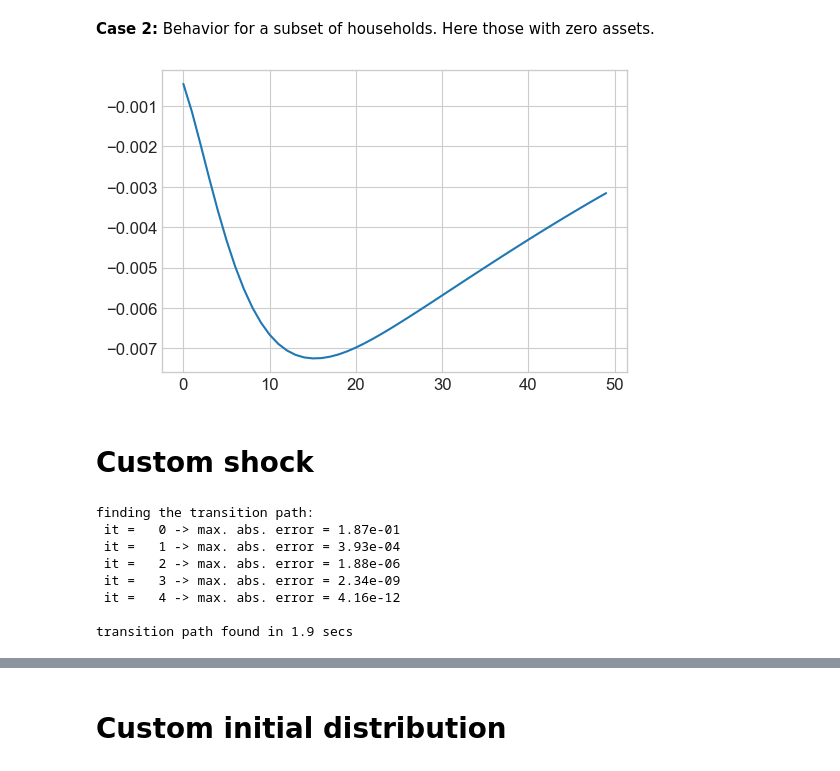
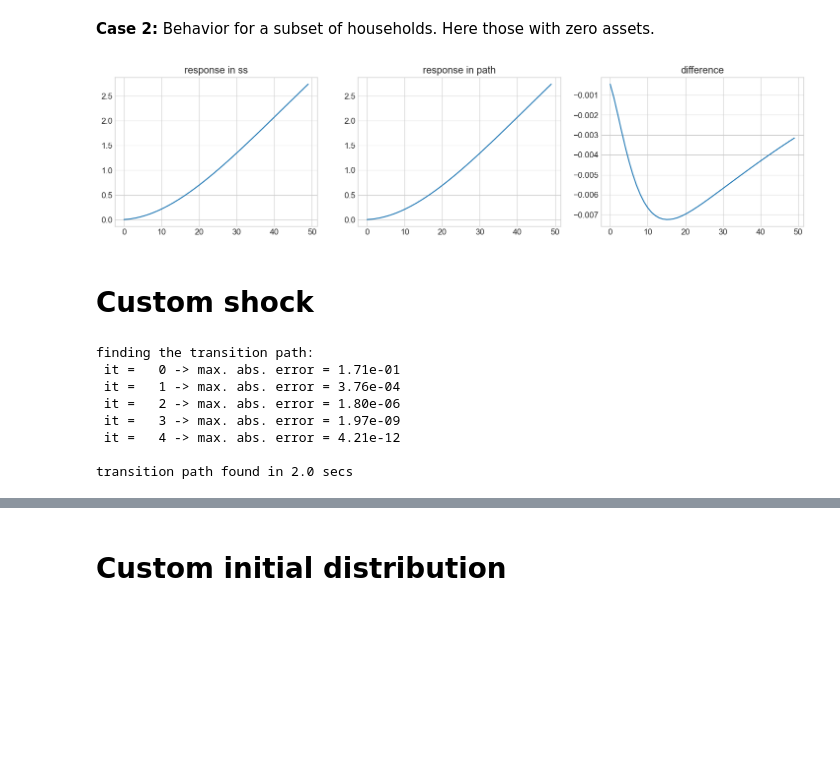
Before and after one commit to NumEconCopenhagen/GEModelToolsNotebooks, a Jupyter notebook: HANC/HANC.ipynb, the cells around one changed output, grey strips where cells are left out. Drawn from its saved outputs; the diff is of its cells as text; code cells hidden in the pictures; blank space fills up the shorter version.

```diff
--- a/HANC/HANC.ipynb
+++ b/HANC/HANC.ipynb
@@ -540,38 +540,47 @@ household problem simulated along transition in 0.0 secs
 # %%
 T_max = 50
 
-fig = plt.figure(figsize=(6,4),dpi=100)
-ax = fig.add_subplot(1,1,1)
+fig = plt.figure(figsize=(3*6,4),dpi=100)
 
 Dbeg = ss.Dbeg.copy()
 Dbeg[:,:,1:] = 0.0 # zero every else than in first asset grid point
 Dbeg /= np.sum(Dbeg) # re-normalize
 
 path_alt_ss = model.decompose_hh_path(Dbeg=Dbeg,use_inputs=None)
 path_alt = model.decompose_hh_path(Dbeg=Dbeg,use_inputs='all')
 
+ax = fig.add_subplot(1,3,1)
+ax.set_title('response in ss')
+ax.plot(path_alt_ss.A_hh[0,:50]);
+
+ax = fig.add_subplot(1,3,2)
+ax.set_title('response in path')
+ax.plot(path_alt.A_hh[0,:50]);
+
+ax = fig.add_subplot(1,3,3)
+ax.set_title('difference')
 ax.plot(path_alt.A_hh[0,:50]-path_alt_ss.A_hh[0,:50]);
 # %% [output]
-[figure, old version]
+[figure, new version]
 # %% [markdown]
 # Custom shock
 # %%
 # a. define shock
 dGamma = np.zeros(par.T)
-dGamma[:8] = 0.01
-shock_specs = {'dGamma':dGamma} # note the 'd' for difference
+dGamma[12:24] = 0.01*ss.Gamma
+shock_specs = {'dGamma':dGamma} # note the 'd' for difference (in absolute terms)
 
 # b. find transition path
 model.find_transition_path(do_print=True,shock_specs=shock_specs)
 # %% [output]
 finding the transition path:
- it =   0 -> max. abs. error = 1.87e-01
- it =   1 -> max. abs. error = 3.93e-04
- it =   2 -> max. abs. error = 1.88e-06
- it =   3 -> max. abs. error = 2.34e-09
- it =   4 -> max. abs. error = 4.16e-12
+ it =   0 -> max. abs. error = 1.71e-01
+ it =   1 -> max. abs. error = 3.76e-04
+ it =   2 -> max. abs. error = 1.80e-06
+ it =   3 -> max. abs. error = 1.97e-09
+ it =   4 -> max. abs. error = 4.21e-12
 
-transition path found in 1.9 secs
+transition path found in 2.0 secs
 # %%
 model.show_IRFs(['Gamma','K'],T_max=100,do_shocks=False,do_targets=False)
 # %% [output]
```
Also changed, not shown: parts of 16 cells of this notebook, 4 other files.
